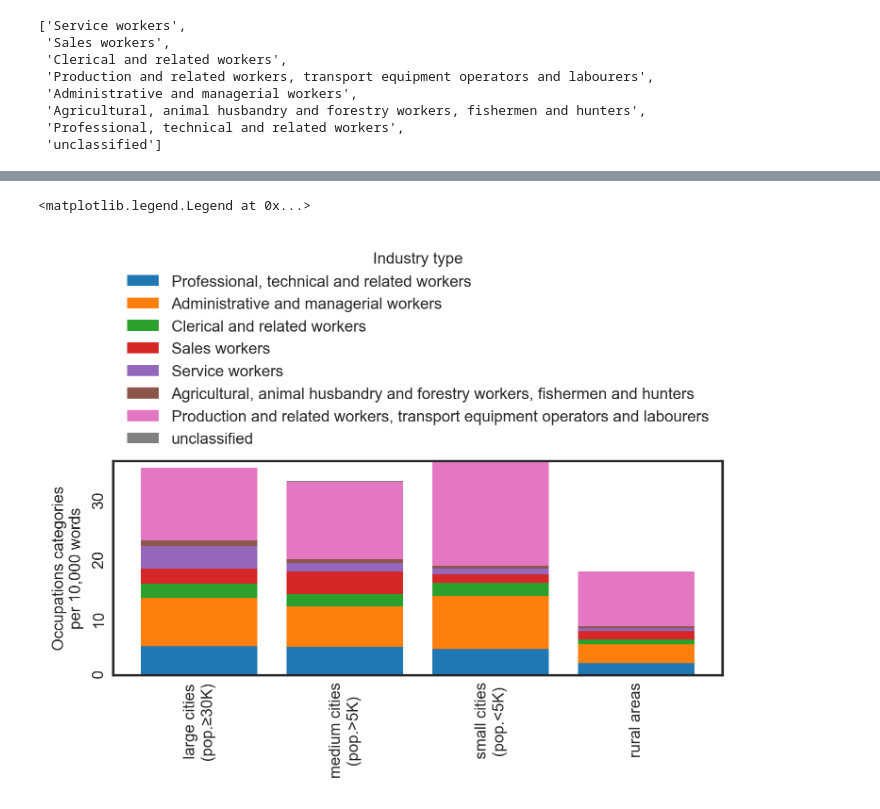
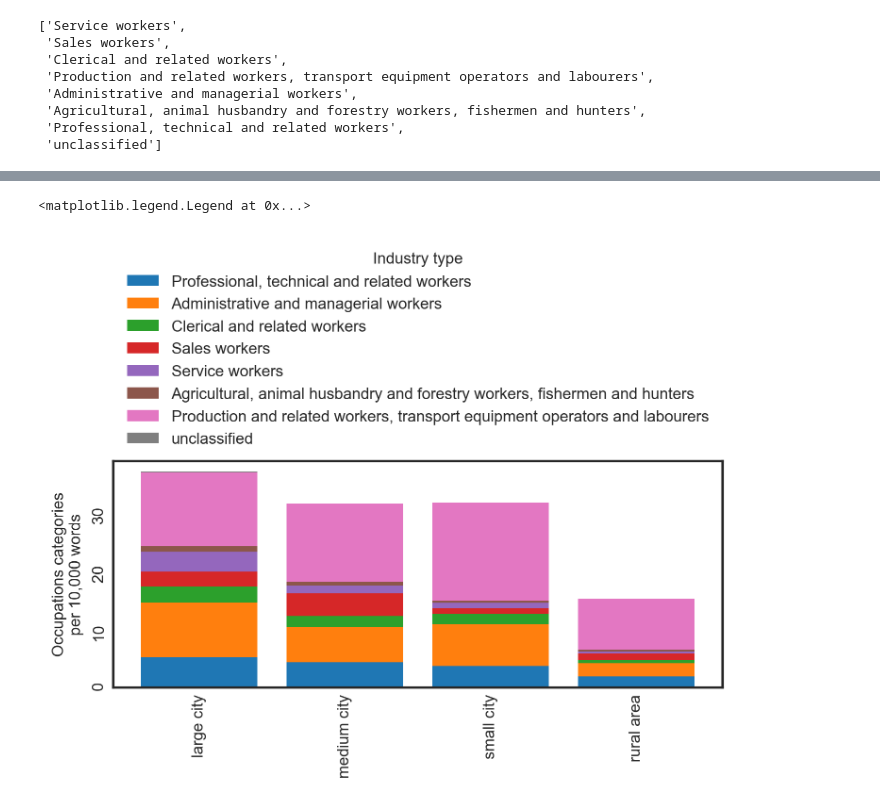
Before and after one commit to sdam-au/social_diversity, a Jupyter notebook: scripts/3_OCCUPS&ORGS_BY-CONTEXT.ipynb, the cells around one changed output, grey strips where cells are left out. Cells and saved outputs as stored; diff of their text form; code cells hidden in the pictures.

```diff
--- a/scripts/3_OCCUPS&ORGS_BY-CONTEXT.ipynb
+++ b/scripts/3_OCCUPS&ORGS_BY-CONTEXT.ipynb
@@ -379,3 +426,10 @@ labels=[
+# %%
+labels=[
+    "large city",
+    "medium city",
+    "small city",
+    "rural area"
+]
 # %%
 labels * 2
 # %% [output]
@@ -386,7 +448,7 @@ labels * 2
 # %%
 stat_series = []
-for label, data in zip(labels, lire_occups_urban_rural):
+for label, data in zip(labels, lire_occups_large_medium + lire_occups_small_rural):
     stat_series.append(pd.Series(data).describe())
 
-for label, data in zip(labels, lire_orgs_urban_rural):
+for label, data in zip(labels, lire_orgs_large_medium + lire_orgs_small_rural):
     stat_series.append(pd.Series(data).describe())
@@ -552,18 +628,13 @@ save_figure(fig, "occups_industrytypes_context_bar")
 ## alternative urban contexts
 # %%
 edhcs_occups_cats_data = {}
-
-labels=[
-    "large cities\n(pop.≥30K)",
-    "medium cities\n(pop.>5K)",
-    "small cities\n(pop.<5K)",
-    "rural areas"
-]
+contexts = ["large", "medium", "small", "rural"]
+labels = ["large city", "medium city", "small city", "rural area"]
 
 edhcs_all_present_categories = []
 for context, label in zip(
-    ["large", "medium", "small", "rural"],
-    ["large cities\n(pop.≥30K)", "medium cities\n(pop.>5K)", "small cities\n(pop.<5K)", "rural areas"]
+    contexts,
+    labels
 ):
     df_subset = LIRE[LIRE["urban_context_alt"]==context]
     occups_cats_list = [el for sublist in df_subset["occups_cats"].tolist() for el in sublist]
@@ -689,17 +763,13 @@ LIRE["occups_cats"] = LIRE["occups"].apply(cat_for_occup)
 # %%
 edhcs_occups_cats_data = {}
 
-labels=[
-    "large cities\n(pop.≥30K)",
-    "medium cities\n(pop.>5K)",
-    "small cities\n(pop.<5K)",
-    "rural areas"
-]
+contexts = ["large", "medium", "small", "rural"]
+labels = ["large city", "medium city", "small city", "rural area"]
 
 edhcs_all_present_categories = []
 for context, label in zip(
-    ["large", "medium", "small", "rural"],
-    ["large cities\n(pop.≥30K)", "medium cities\n(pop.>5K)", "small cities\n(pop.<5K)", "rural areas"]
+    contexts,
+    labels
 ):
     df_subset = LIRE[LIRE["urban_context_alt"]==context]
     occups_cats_list = [el for sublist in df_subset["occups_cats"].tolist() for el in sublist]
@@ -781,19 +851,20 @@ edhcs_data_by_category
 # %%
 fig, ax = plt.subplots(figsize=[5.2,4], tight_layout=True)
-first_bar_cat = list(edhcs_data_by_category.keys())[0]
+first_bar_cat = hisco_cats_labels[0]
+
 ax.bar(labels, edhcs_data_by_category[first_bar_cat], label=first_bar_cat)
 bottom = edhcs_data_by_category[first_bar_cat]
 
 ax.tick_params(labelrotation=90)
 
 for cat in hisco_cats_labels[1:]:
     ax.bar(labels, edhcs_data_by_category[cat], bottom = bottom, label=cat)
     bottom += np.array(edhcs_data_by_category[cat])
 ax.set_ylabel("Occupations categories\nper 10,000 words")
 ax.legend(title="Industry type", bbox_to_anchor=(0, 1), loc="lower left", fontsize=8)
 # %% [output]
 <matplotlib.legend.Legend at 0x...>
-[figure, old version]
+[figure, new version]
 # %%
 save_figure(fig, "occups_industrytypes_context_alt_bar")
 # %% [output]
```
Also changed, not shown: parts of 41 cells of this notebook, 12 other files.
